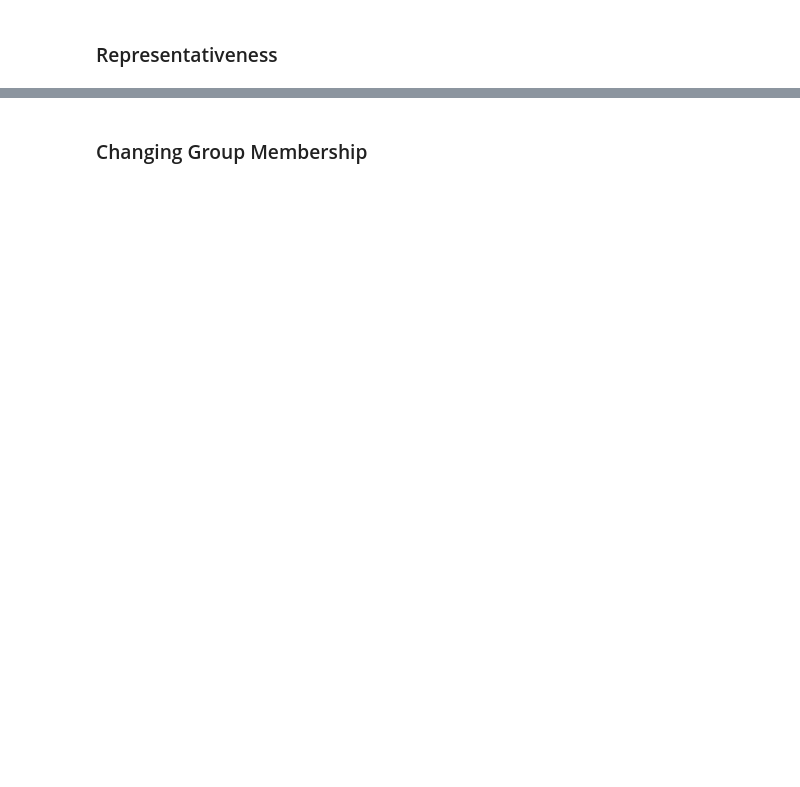
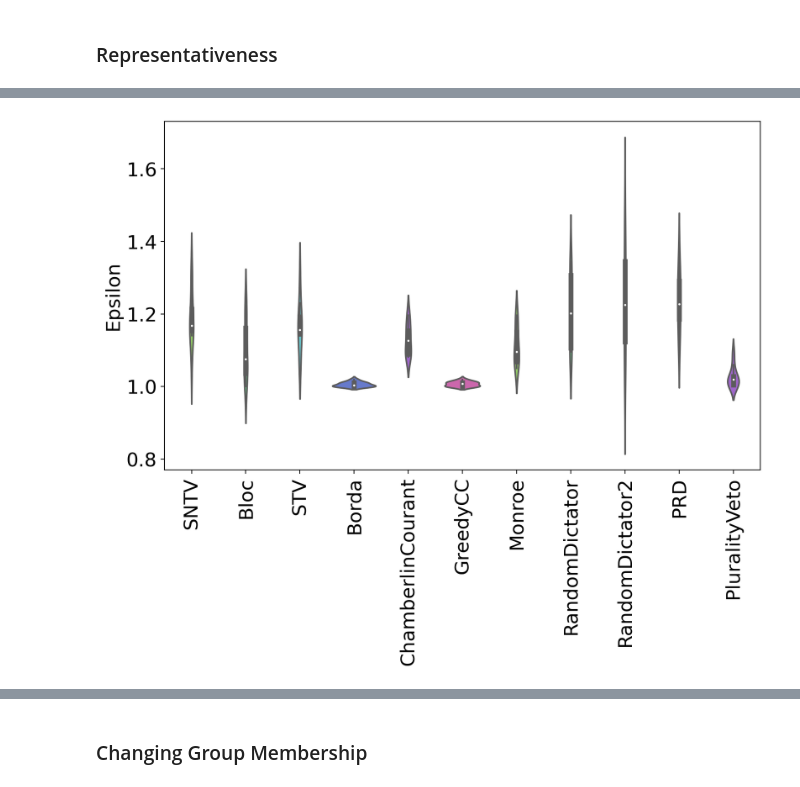
Before and after one commit to kevin-q2/Metric-Voting, a Jupyter notebook: experiments.ipynb, the cells around one changed output, grey strips where cells are left out. Cells and saved outputs as stored; diff of their text form; code cells hidden in the pictures; blank space fills up the shorter version.

```diff
--- a/experiments.ipynb
+++ b/experiments.ipynb
@@ -58,7 +57,7 @@ two_party_generator = GroupSpatial(m = m, g = len(two_party_G),
                     distance = distance)
 # %%
 # Generate a profile from random candidate and voter positions
-profile, candidate_positions, voter_positions, voter_labels = two_party_generator.generate(two_party_G)
+profile, candidate_positions, voter_positions, voter_labels = two_party_generator.generate([0,100])
 # %%
 # visualize the results
 pal = sns.color_palette("hls", 8)
@@ -334,33 +271,34 @@ plt.show()
 # %%
 avg_represent1 = {e.__name__:np.zeros(n_samples) for e in elections_list}
+avg_represent_ratio1 = {e.__name__:np.zeros(n_samples) for e in elections_list}
 
 for i in range(n_samples):
-    if i % 1000 == 0:
-        print(i)
     voter_positions = result_dict['voters'][i]
-    # partition voters to a single group
+    candidate_positions = result_dict['candidates'][i]
     labels = result_dict['labels'][i]
     labels = np.zeros(len(labels))
-    groups = [[j for j in range(len(labels)) if labels[j] == i] for i in np.unique(labels)]
-    candidate_positions = result_dict['candidates'][i]
 
     for j,E in enumerate(elections_list):
         name = E.__name__
         winners = result_dict[name][i]
-        represent = representativeness(voter_positions, candidate_positions, groups, winners)
-        avg_represent[name][i] = represent
+        represent = representativeness(voter_positions, candidate_positions, labels, winners)
+        represent_ratio = representativeness_ratio(voter_positions, candidate_positions, labels, winners)
+        avg_represent1[name][i] = represent
+        avg_represent_ratio1[name][i] = represent_ratio
 # %%
 # Combine the arrays into a list
-represent_data = [values for values in avg_represent1.values()]
-represent_labels = [name for name in avg_represent1.keys()]
+represent_data = [values for values in avg_represent_ratio1.values()]
+represent_labels = [name for name in avg_represent_ratio1.keys()]
 
 plt.rcParams.update({'font.size': 18})
 # Create a violin plot
 plt.figure(figsize=(10, 6), dpi = 200)
 ax = sns.violinplot(data=represent_data, palette = pal[2:], alpha = 1)
 for violin in ax.collections:
     violin.set_alpha(1)
-plt.xticks(ticks=np.arange(6), labels=represent_labels, rotation=25)
+plt.xticks(ticks=np.arange(len(elections_list)), labels=represent_labels, rotation=90)
 plt.ylabel('Epsilon')
-plt.savefig('figures/2party_representation1.png', bbox_inches='tight')
+#plt.savefig('figures/2party_representation1.png', bbox_inches='tight')
 plt.show()
+# %% [output]
+[figure, added]
```
Also changed, not shown: parts of 27 cells of this notebook, 23 other files.
